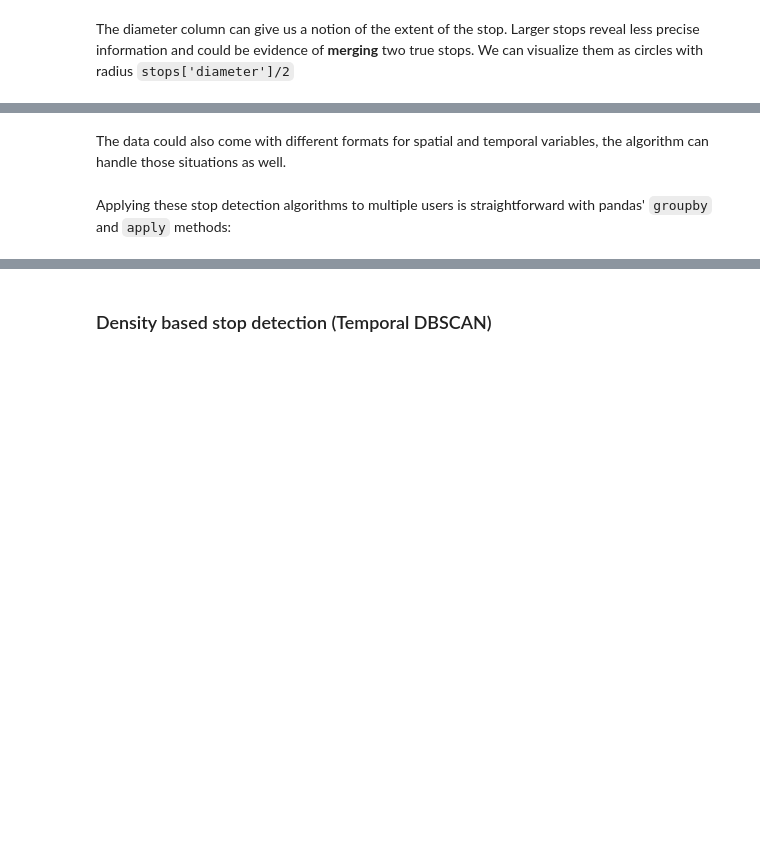
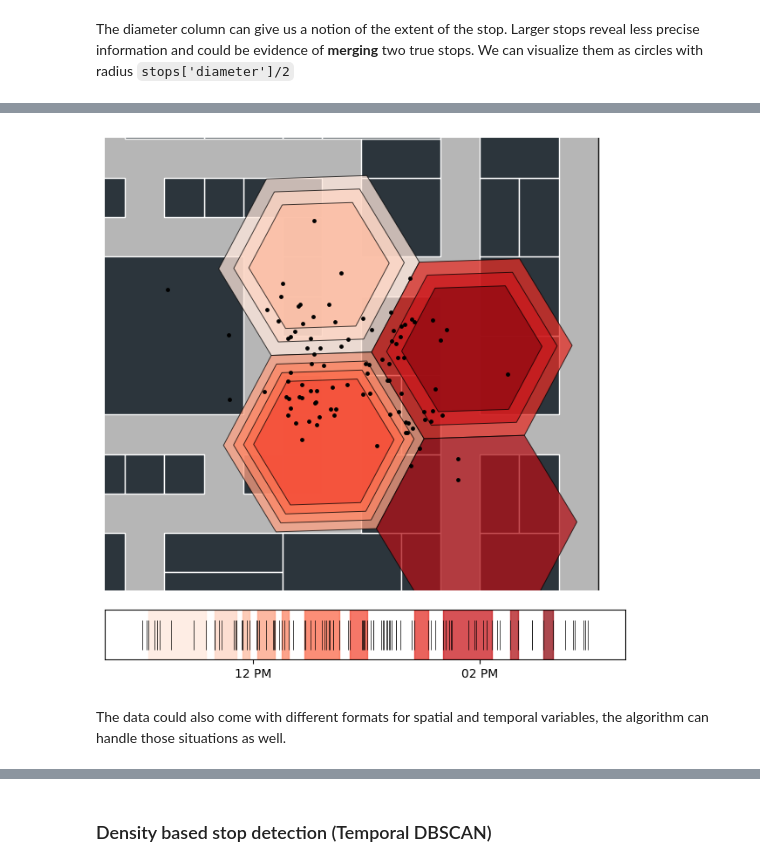
Before and after one commit to Watts-Lab/nomad, a Jupyter notebook: tutorials/IC2S2-2025/[3]stop-detection.ipynb, the cells around one changed output, grey strips where cells are left out. Saved outputs shown, nothing was run; the diff lists cells and outputs as text; code cells hidden in the pictures; blank space fills up the shorter version.

````diff
--- a/tutorials/IC2S2-2025/[3]stop-detection.ipynb
+++ b/tutorials/IC2S2-2025/[3]stop-detection.ipynb
@@ -197,2 +217,24 @@ sample_labels_lach.sample(n=5)
+# %%
+traj_h3=traj[['gc_identifier','dev_x','dev_y', 'unix_ts', 'h3_cell']]
+
+fig, (ax_map, ax_barcode) = plt.subplots(2, 1, figsize=(6,6.5),
+                                         gridspec_kw={'height_ratios':[10,1]})
+
+shp_plt.plot_polygon(outer_box, ax=ax_map, add_points=False, color='#0e0e0e')
+city.plot(ax=ax_map, edgecolor='white', linewidth=1, color='#2c353c')
+
+plot_stops(stops_h3, ax=ax_map, cmap='Reds', location_id='h3_cell', crs='EPSG:3857')
+plot_pings(traj_h3, ax=ax_map, radius=1, point_color='black', cmap='twilight', traj_cols=tc)
+
+adjust_zoom(stops['dev_x'], stops['dev_y'], buffer=3, ax=ax_map)
+ax_map.set_axis_off()
+
+plot_time_barcode(traj_h3[tc['timestamp']], ax=ax_barcode, set_xlim=True)
+plot_stops_barcode(stops_h3, ax=ax_barcode, cmap='Reds', set_xlim=False, timestamp='unix_ts')
+
+plt.tight_layout(pad=0.1)
+plt.show()
+# %% [output]
+[figure, added]
 # %% [markdown]
 The data could also come with different formats for spatial and temporal variables, the algorithm can handle those situations as well.
@@ -211,2 +240,0 @@ Lachesis.lachesis(traj=user_sample,
-# %% [markdown]
-Applying these stop detection algorithms to multiple users is straightforward with pandas' ```groupby``` and ```apply``` methods:
````
Also changed, not shown: parts of 21 cells of this notebook, 7 other files.
